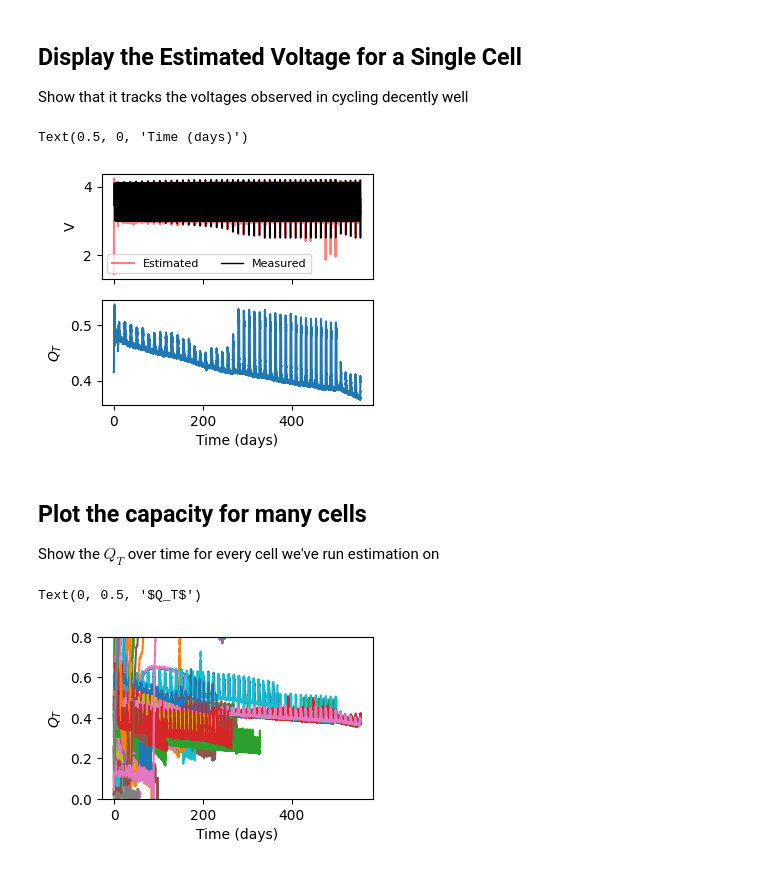
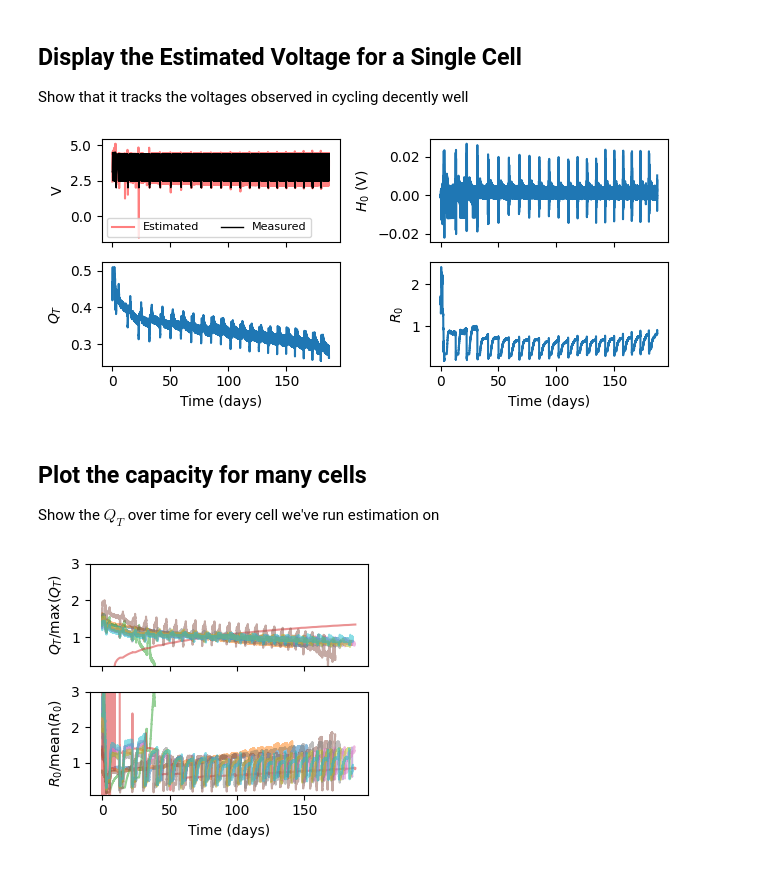
Before and after one commit to ROVI-org/services-demonstration, a Jupyter notebook: preparation/1_check-state-estimates.ipynb, the cells around one changed output. Saved outputs shown, nothing was run; the diff lists cells and outputs as text; code cells hidden in the pictures.

```diff
--- a/preparation/1_check-state-estimates.ipynb
+++ b/preparation/1_check-state-estimates.ipynb
@@ -13,7 +13,7 @@ import pandas as pd
 # %% [markdown]
 Config
 # %%
-asoh_file = 'asoh-estimates/batch_B28B_cell_12.asoh.h5'
+asoh_file = 'asoh-estimates/batch_B12A_cell_4.asoh.h5'
 # %% [markdown]
 ## Display the Estimated Voltage for a Single Cell
 Show that it tracks the voltages observed in cycling decently well
@@ -27,20 +27,28 @@ with tb.open_file(asoh_file) as file:
 # %%
 real_data = CellDataset.from_hdf(f'../../publishing-camp-data/data/hdf5/refined/{Path(asoh_file).name[:-8]}.h5')
 # %%
-fig, axs = plt.subplots(2, 1, figsize=(3.5, 3.), sharex=True)
+fig, axs = plt.subplots(2, 2, figsize=(6.5, 3.), sharex=True)
 
-axs[0].plot(real_data.raw_data['test_time'][1:] / 3600 / 24, est_volt, color='r', alpha=0.5, label='Estimated')
-axs[0].plot(real_data.raw_data['test_time'] / 3600 / 24, real_data.raw_data['voltage'], color='k', lw=1, label='Measured')
-axs[0].set_ylabel('V')
-axs[0].legend(ncols=2, fontsize=8)
+axs[0, 0].plot(real_data.raw_data['test_time'][1:] / 3600 / 24, est_volt, color='r', alpha=0.5, label='Estimated')
+axs[0, 0].plot(real_data.raw_data['test_time'] / 3600 / 24, real_data.raw_data['voltage'], color='k', lw=1, label='Measured')
+axs[0, 0].set_ylabel('V')
+axs[0, 0].legend(ncols=2, fontsize=8)
 
-axs[1].plot(real_data.raw_data['test_time'][1:] / 3600 / 24, est_asoh['q_t.base_values'])
-axs[1].set_ylabel('$Q_T$')
+axs[0, 1].plot(real_data.raw_data['test_time'][1:] / 3600 / 24, est_asoh['hyst'])
+axs[0, 1].set_ylabel('$H_0$ (V)')
 
-axs[-1].set_xlabel('Time (days)')
+axs[1, 0].plot(real_data.raw_data['test_time'][1:] / 3600 / 24, est_asoh['q_t.base_values'])
+axs[1, 0].set_ylabel('$Q_T$')
+
+axs[1, 1].plot(real_data.raw_data['test_time'][1:] / 3600 / 24, est_asoh['r0.base_values'])
+axs[1, 1].set_ylabel('$R_0$')
+
+for ax in axs[-1, :]:
+    ax.set_xlabel('Time (days)')
+
+fig.tight_layout()
 # %% [output]
-Text(0.5, 0, 'Time (days)')
-[figure, old version]
+[figure, new version]
 # %% [markdown]
 ## Plot the capacity for many cells
 Show the $Q_T$ over time for every cell we've run estimation on
@@ -56,14 +64,20 @@ for path in tqdm(Path('asoh-estimates').glob('*h5')):
         est_asoh['time'] = table[:]['time']
         all_qts[path.name[:-8]] = est_asoh
 # %%
-fig, ax = plt.subplots(figsize=(3.5, 2.1))
+fig, axs = plt.subplots(2, 1, figsize=(3.5, 3.1), sharex=True)
 
 for qt in all_qts.values():
-    ax.plot(qt['time'] / 3600 / 24, qt['q_t.base_values'])
+    axs[0].plot(qt['time'] / 3600 / 24, qt['q_t.base_values'] / qt['q_t.base_values'].mean(), alpha=0.5)
+    axs[1].plot(qt['time'] / 3600 / 24, qt['r0.base_values'] / qt['r0.base_values'].mean(), alpha=0.5)
 
-ax.set_ylim([0, 0.8])
-ax.set_xlabel('Time (days)')
-ax.set_ylabel('$Q_T$')
+axs[0].set_ylim([0.2, 3.0])
+axs[1].set_ylim([0.1, 3.0])
+
+axs[0].set_ylabel('$Q_T / \\max(Q_T)$')
+axs[1].set_ylabel('$R_0 / \\mathrm{mean}(R_0)$')
+
+axs[-1].set_xlabel('Time (days)')
+
+fig.tight_layout()
 # %% [output]
-Text(0, 0.5, '$Q_T$')
-[figure, old version]
+[figure, new version]
```
Also changed, not shown: 14 other files.
